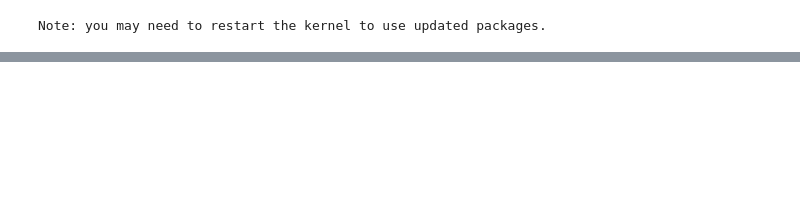
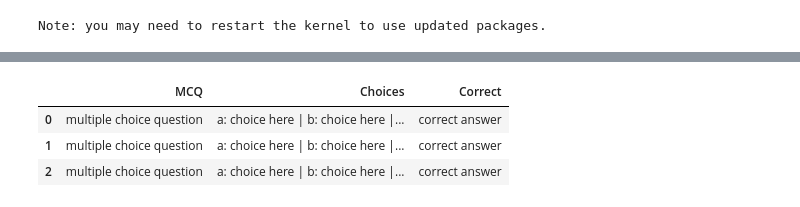
Before and after one commit to GichukiThuita/mcqgen, a Jupyter notebook: experiment/mcq.ipynb, the cells around one changed output, grey strips where cells are left out. Saved outputs shown, nothing was run; the diff lists cells and outputs as text; code cells hidden in the pictures; blank space fills up the shorter version.

````diff
--- a/experiment/mcq.ipynb
+++ b/experiment/mcq.ipynb
@@ -382,0 +468,49 @@ quiz_table.to_csv("quiz.csv", index=False)
+# %%
+def find_quiz(data):
+    """Dig through the response until we find the {"1": {"mcq":..., "options":..., "correct":...}} structure."""
+    # LangChain message object
+    if hasattr(data, "content"):
+        data = data.content
+
+    # List of content blocks, e.g. [{"type": "text", "text": "..."}]
+    if isinstance(data, list):
+        data = "".join(b.get("text", "") if isinstance(b, dict) else str(b) for b in data)
+
+    # JSON text, possibly wrapped in ```json fences
+    if isinstance(data, str):
+        cleaned = re.sub(r"^```(?:json)?|```$", "", data.strip(), flags=re.MULTILINE).strip()
+        data = json.loads(cleaned)
+
+    if isinstance(data, dict):
+        # Found it: values are question dicts
+        first = next(iter(data.values()), None)
+        if isinstance(first, dict) and "mcq" in first:
+            return data
+        # Otherwise it's a wrapper: search inside each value
+        for v in data.values():
+            try:
+                return find_quiz(v)
+            except Exception:
+                continue
+
+    raise ValueError("Could not find quiz questions in response")
+
+
+quiz = find_quiz(response)
+
+quiz_table_data = []
+for key, value in quiz.items():
+    mcq = value["mcq"]
+    options = " | ".join(f"{k}: {v}" for k, v in value["options"].items())
+    correct = value["correct"]
+    quiz_table_data.append({"MCQ": mcq, "Choices": options, "Correct": correct})
+
+quiz_df = pd.DataFrame(quiz_table_data)
+quiz_df.to_csv("machinelearning.csv", index=False)
+
+quiz_df
+# %% [output]
+|  | MCQ | Choices | Correct |
+| 0 | multiple choice question | a: choice here | b: choice here |... | correct answer |
+| 1 | multiple choice question | a: choice here | b: choice here |... | correct answer |
+| 2 | multiple choice question | a: choice here | b: choice here |... | correct answer |
````
Also changed, not shown: parts of 16 cells of this notebook, 5 other files.
